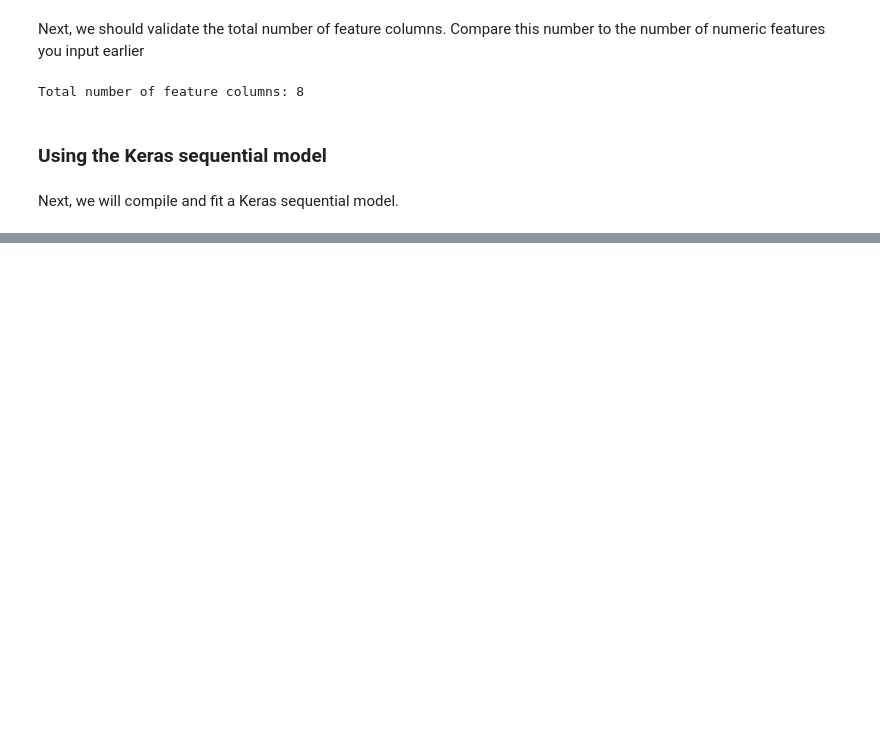
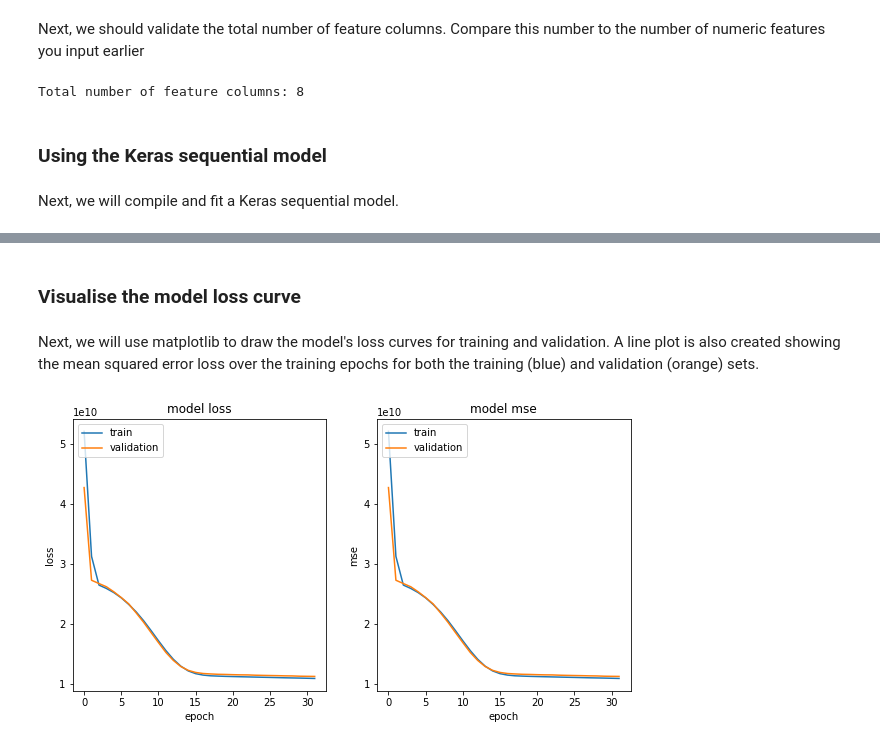
Before and after one commit to antounes/tensorflow, a Jupyter notebook: feature-engineering/keras_basic_feature_eng.ipynb, the cells around one changed output, grey strips where cells are left out. Drawn from its saved outputs; the diff is of its cells as text; code cells hidden in the pictures; blank space fills up the shorter version.

```diff
--- a/feature-engineering/keras_basic_feature_eng.ipynb
+++ b/feature-engineering/keras_basic_feature_eng.ipynb
@@ -247,0 +255,23 @@ KeyboardInterrupt:
+# %% [markdown]
+### **Visualise the model loss curve**
+# %% [markdown]
+Next, we will use matplotlib to draw the model's loss curves for training and validation. A line plot is also created showing the mean squared error loss over the training epochs for both the training (blue) and validation (orange) sets.
+# %%
+# Use matplotlib to draw the model's loss curves for training and validation
+def plot_curves(history, metrics):
+    nrows = 1
+    ncols = 2
+    fig = plt.figure(figsize=(10, 5))
+
+    for idx, key in enumerate(metrics):
+        ax = fig.add_subplot(nrows, ncols, idx+1)
+        plt.plot(history.history[key])
+        plt.plot(history.history["val_{}".format(key)])
+        plt.title("model {}".format(key))
+        plt.ylabel(key)
+        plt.xlabel("epoch")
+        plt.legend(["train", "validation"], loc="upper left");
+# %%
+plot_curves(history, ["loss", "mse"])
+# %% [output]
+[figure, added]
```
Also changed, not shown: parts of 56 cells of this notebook.
